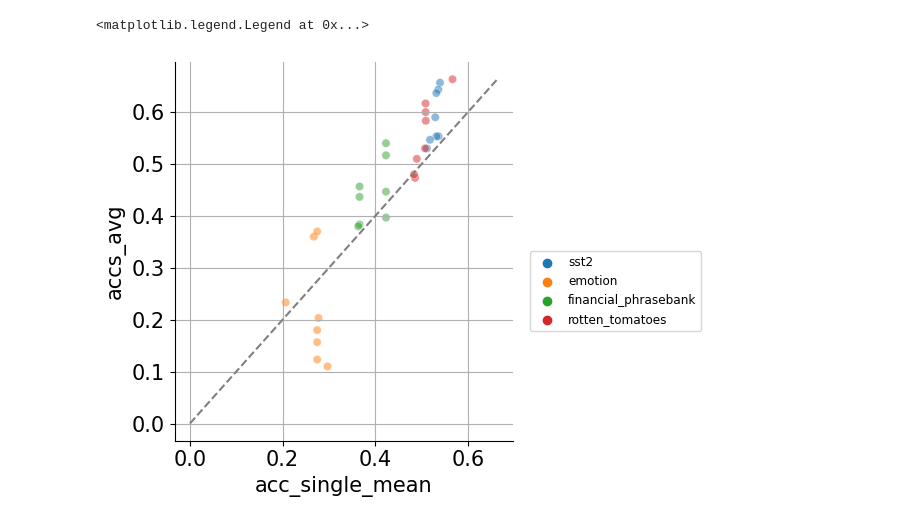
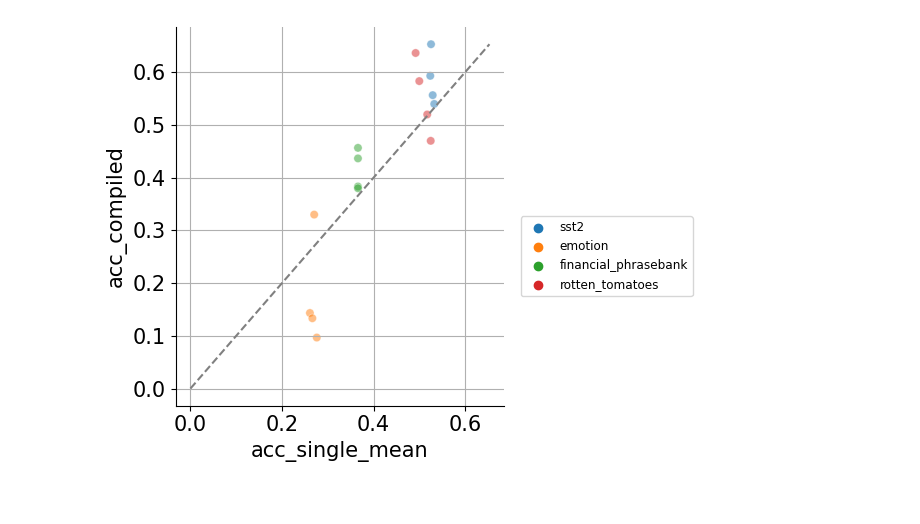
Before and after one commit to csinva/tree-prompt, a Jupyter notebook: notebooks/08_compiling_results.ipynb, the cells around one changed output. Saved outputs shown, nothing was run; the diff lists cells and outputs as text; code cells hidden in the pictures.

```diff
--- a/notebooks/08_compiling_results.ipynb
+++ b/notebooks/08_compiling_results.ipynb
@@ -20,19 +20,18 @@ r = imodelsx.process_results.fill_missing_args_with_default(r, experiment_filena
 
 # r = pd.read_pickle('../results/tprompt_results.pkl')
 # ravg = r[r.seed == 1]
-# %%
-r['acc_single_mean'] = r['accs_single'].apply(np.mean)
 # %%
+y = 'acc_compiled'
 x = 'acc_single_mean'
-y = 'accs_avg'
+# x = 'acc_single_max'
 sns.scatterplot(data=r, x=x, y=y, hue='dataset_name', alpha=0.5)
 top = max(r[x].max(), r[y].max())
 bot = min(r[x].min(), r[y].min())
-plt.plot([0, top], [0, top], 'k--', color='gray')
+plt.plot([0, top], [0, top], '--', color='gray')
 plt.grid()
 # move legend outside plot
 plt.legend(bbox_to_anchor=(1.05, 0.5), loc=2,
            borderaxespad=0., fontsize='xx-small')
+plt.show()
 # %% [output]
-<matplotlib.legend.Legend at 0x...>
-[figure, old version]
+[figure, new version]
```
Also changed, not shown: 5 other files.
